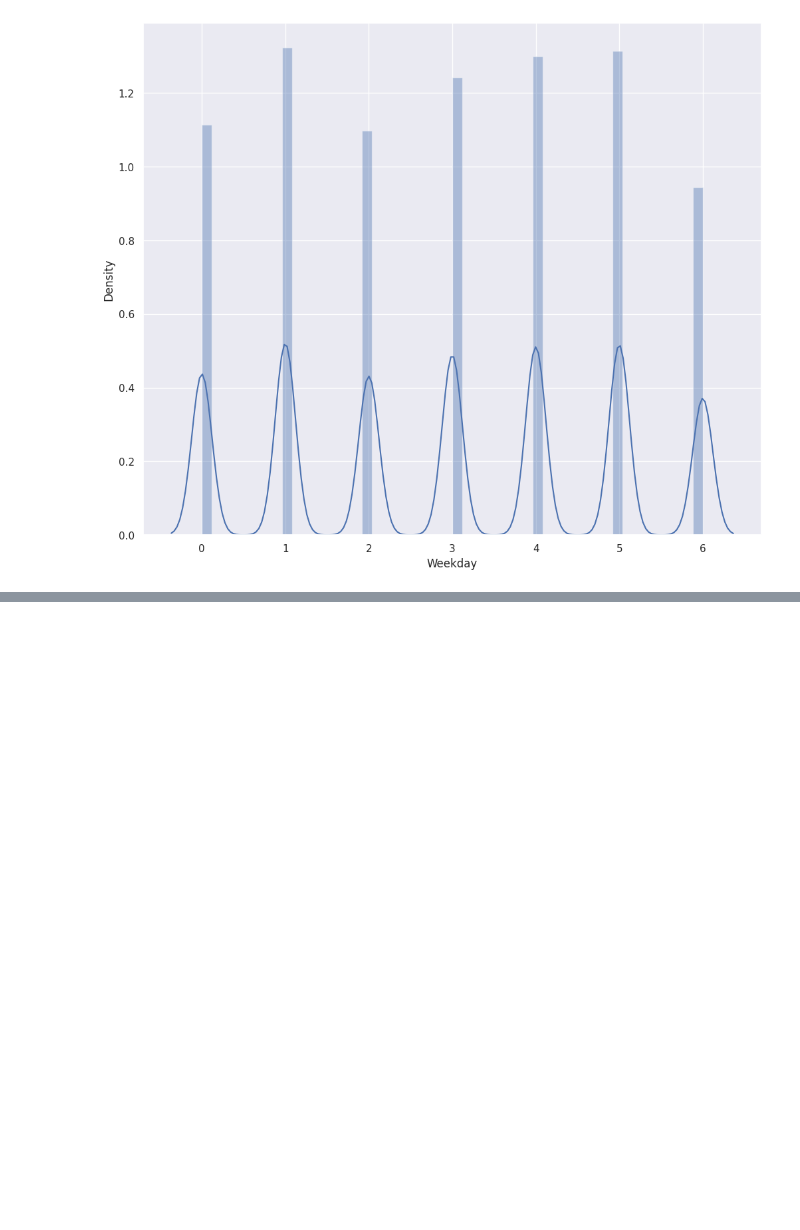
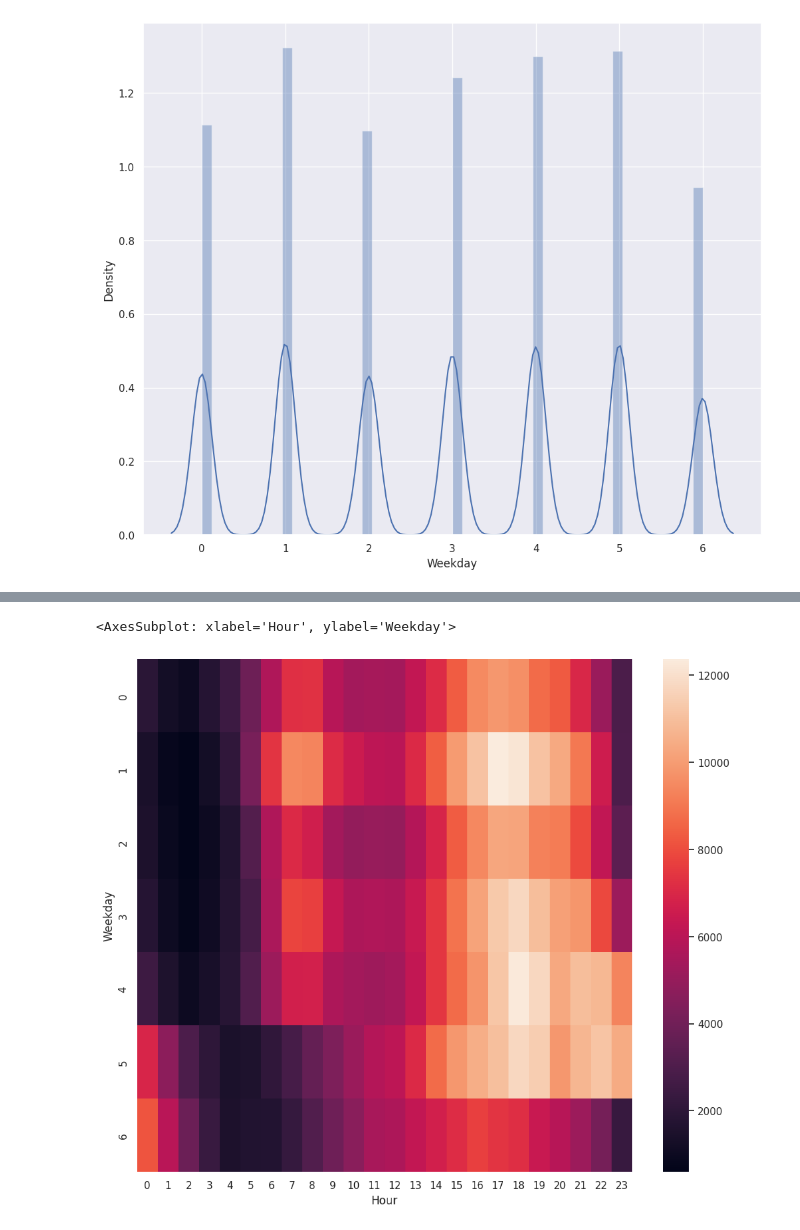
Before and after one commit to AmirMotefaker/Uber-Trips-Analysis, a Jupyter notebook: uber-trips-analysis.ipynb, the cells around one changed output, grey strips where cells are left out. Cells and saved outputs as stored; diff of their text form; code cells hidden in the pictures; blank space fills up the shorter version.

```diff
--- a/uber-trips-analysis.ipynb
+++ b/uber-trips-analysis.ipynb
@@ -107,0 +112,8 @@ https://gist.github.com/mwaskom/de44147ed2974457ad6372750bbe5751
+# %%
+# Correlation of Weekday and Hour
+df = data.groupby(["Weekday", "Hour"]).apply(lambda x: len(x))
+df = df.unstack()
+sns.heatmap(df, annot=False)
+# %% [output]
+<AxesSubplot: xlabel='Hour', ylabel='Weekday'>
+[figure, added]
```
Also changed, not shown: parts of 2 cells of this notebook.
